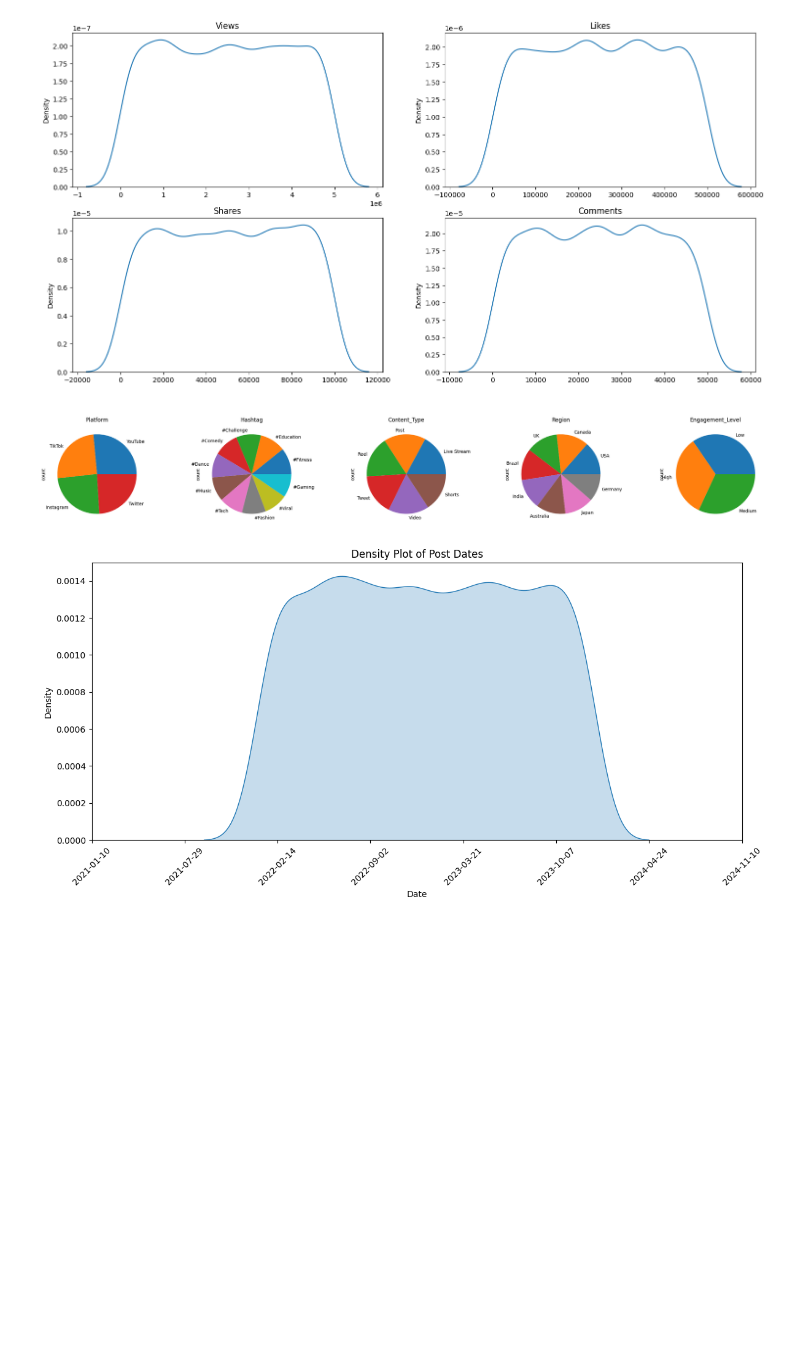
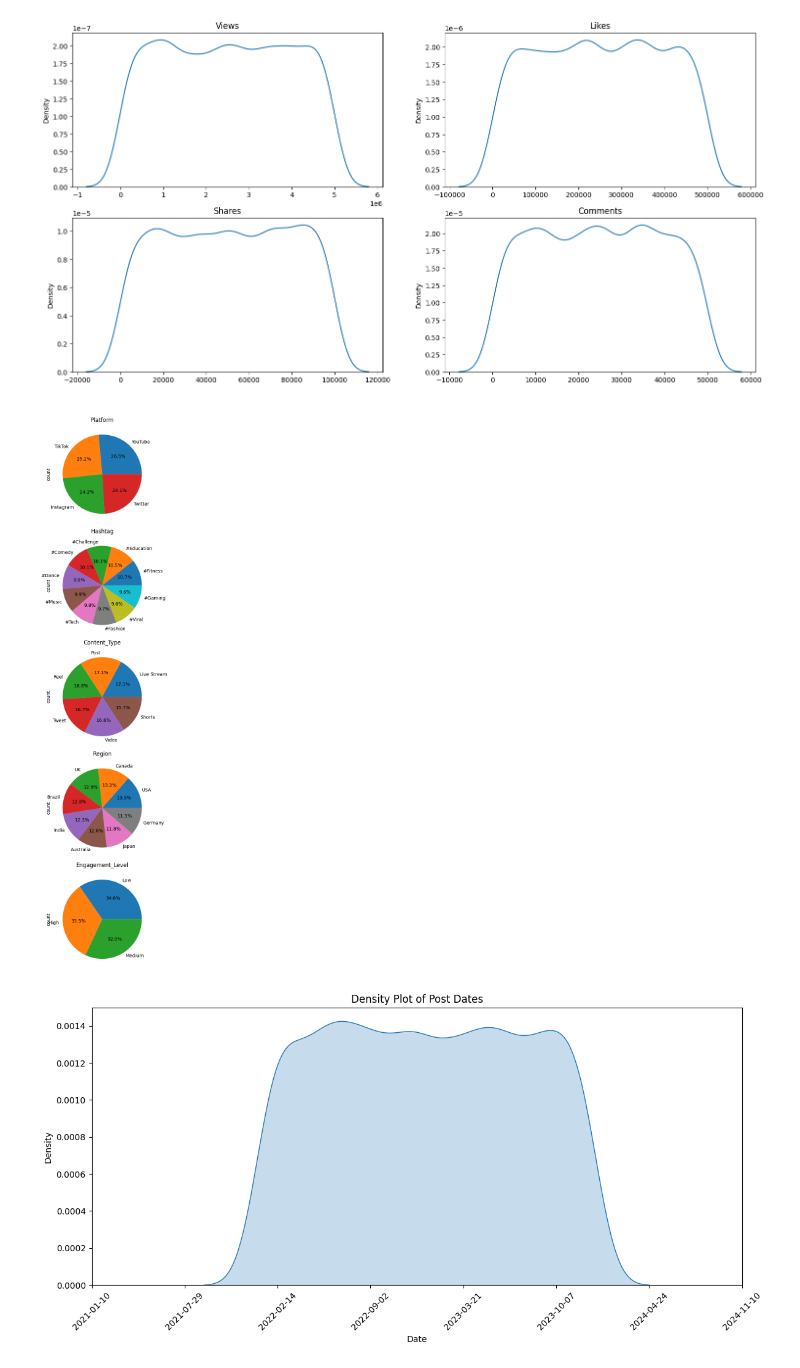
Before and after one commit to p-sahas/social-media-trends-analysis, a Jupyter notebook: 1_data_preparation.ipynb, the cells around one changed output. Saved outputs shown, nothing was run; the diff lists cells and outputs as text; code cells hidden in the pictures; blank space fills up the shorter version.

Commit message:
Updated feature engineering and visualization

```diff
--- a/1_data_preparation.ipynb
+++ b/1_data_preparation.ipynb
@@ -75,19 +75,22 @@ plt.show()
 # %% [output]
 [figure]
 # %%
-fig, axes = plt.subplots(1, 5, figsize=(30, 4))
+fig, axes = plt.subplots(5, figsize=(12, 17))
 
 for idx, col in enumerate(categorical_columns):
     df[col].value_counts().plot(
                                 kind='pie',
+                                autopct='%1.1f%%',
                                 ax=axes[idx]
                                 )
     axes[idx].set_title(col)
     axes[idx].set_xlabel('')
 
+plt.tight_layout()
+plt.savefig('figures/pie_charts.jpg')
 plt.show()
 # %% [output]
-[figure, old version]
+[figure, new version]
 # %%
 # Density plot for Post_Date column
 df['Post_Date'] = pd.to_datetime(df['Post_Date'])
```
Also changed, not shown: parts of 4 cells of this notebook, 5 other files.
